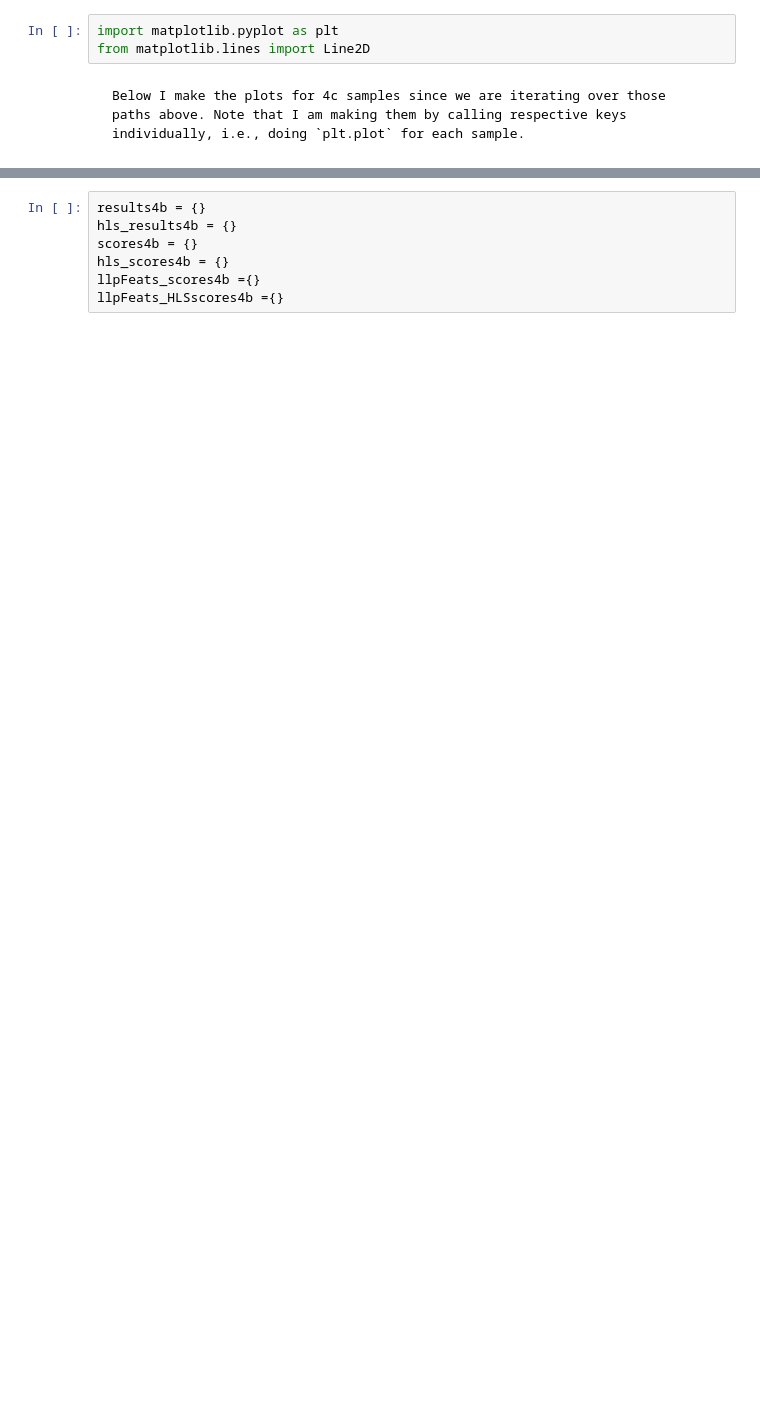
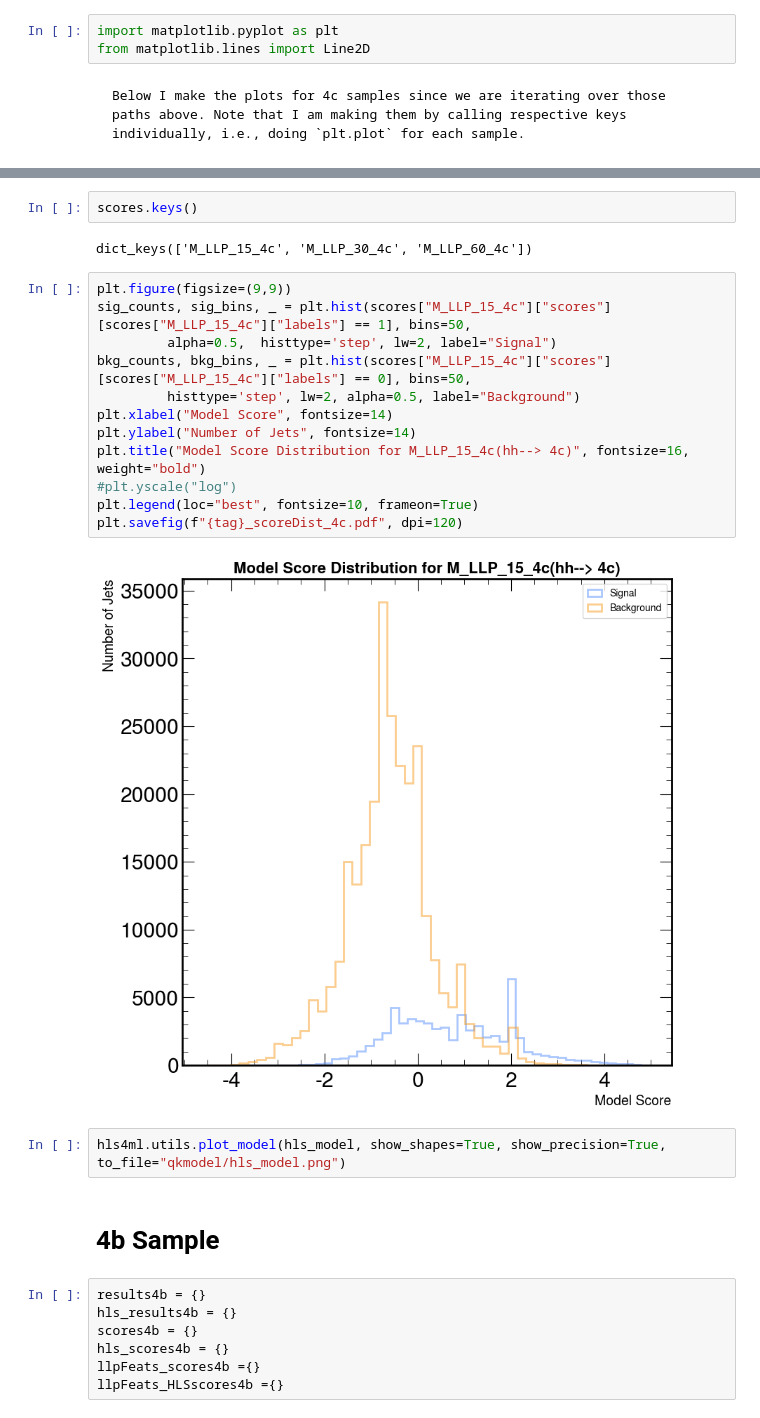
Before and after one commit to Brainz22/L1LLPJetTagger, a Jupyter notebook: qkROC_all.ipynb, the cells around one changed output, grey strips where cells are left out. Drawn from its saved outputs; the diff is of its cells as text; blank space fills up the shorter version.

```diff
--- a/qkROC_all.ipynb
+++ b/qkROC_all.ipynb
@@ -884,3 +475,25 @@ plt.show()
+# %%
+scores.keys()
+# %% [output]
+dict_keys(['M_LLP_15_4c', 'M_LLP_30_4c', 'M_LLP_60_4c'])
+# %%
+plt.figure(figsize=(9,9))
+sig_counts, sig_bins, _ = plt.hist(scores["M_LLP_15_4c"]["scores"][scores["M_LLP_15_4c"]["labels"] == 1], bins=50,
+         alpha=0.5,  histtype='step', lw=2, label="Signal")
+bkg_counts, bkg_bins, _ = plt.hist(scores["M_LLP_15_4c"]["scores"][scores["M_LLP_15_4c"]["labels"] == 0], bins=50,
+         histtype='step', lw=2, alpha=0.5, label="Background")
+plt.xlabel("Model Score", fontsize=14)
+plt.ylabel("Number of Jets", fontsize=14)
+plt.title("Model Score Distribution for M_LLP_15_4c(hh--> 4c)", fontsize=16, weight="bold")
+#plt.yscale("log")
+plt.legend(loc="best", fontsize=10, frameon=True)
+plt.savefig(f"{tag}_scoreDist_4c.pdf", dpi=120)
+# %% [output]
+[figure, added]
+# %%
+hls4ml.utils.plot_model(hls_model, show_shapes=True, show_precision=True, to_file="qkmodel/hls_model.png")
+# %% [markdown]
+# 4b Sample
 # %%
 results4b = {}
 hls_results4b = {}
```
Also changed, not shown: parts of 126 cells of this notebook, 43 other files.
